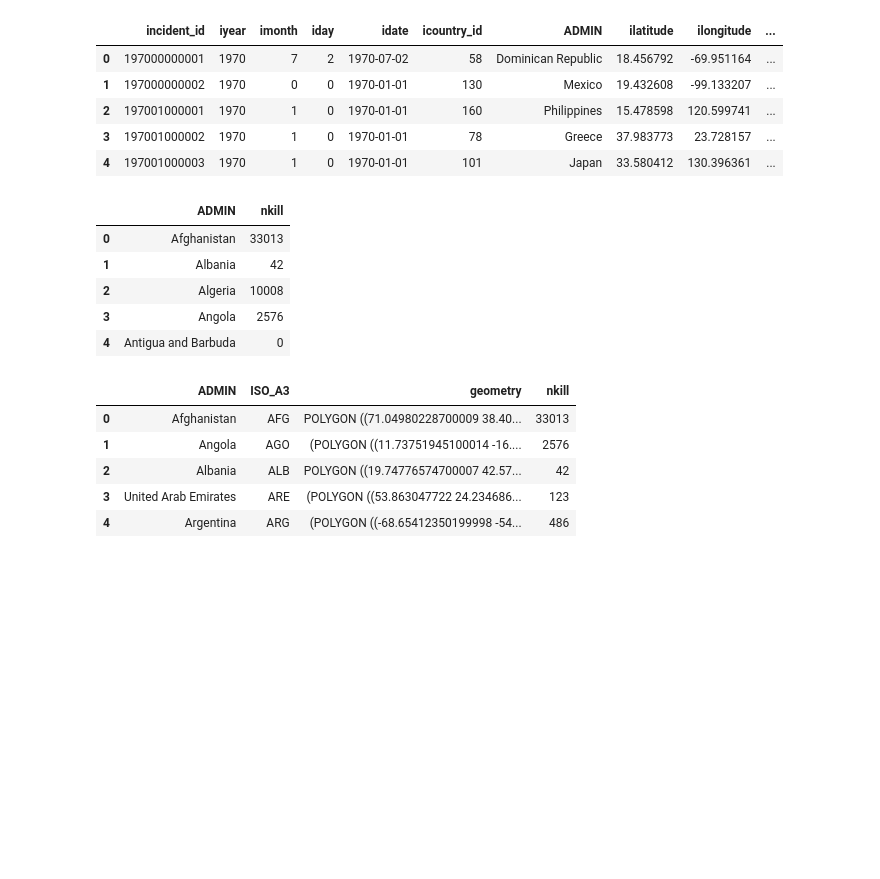
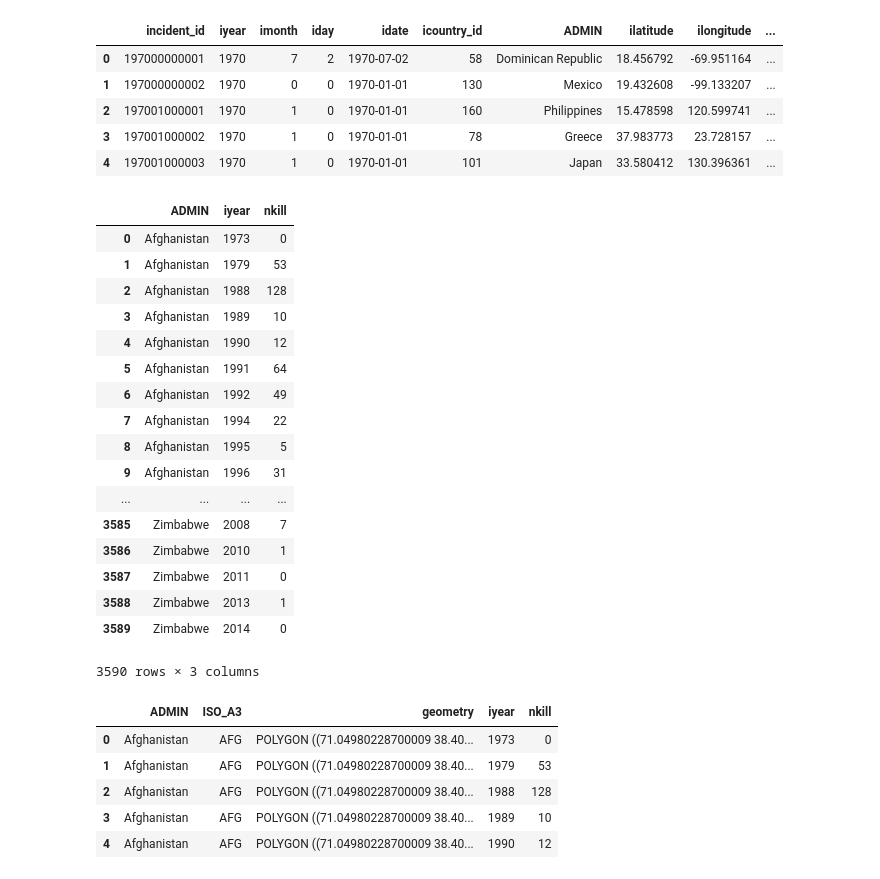
Before and after one commit to giolee88/Project_2, a Jupyter notebook: data_cleanup.ipynb, the cells around one changed output. Cells and saved outputs as stored; diff of their text form; code cells hidden in the pictures; blank space fills up the shorter version.

Commit message:
geojson grouped by countries and year

```diff
--- a/data_cleanup.ipynb
+++ b/data_cleanup.ipynb
@@ -88,28 +88,40 @@ incidents_df.head()
 | 3 | 197001000002 | 1970 | 1 | 0 | 1970-01-01 | 78 | Greece | 37.983773 | 23.728157 | ... |
 | 4 | 197001000003 | 1970 | 1 | 0 | 1970-01-01 | 101 | Japan | 33.580412 | 130.396361 | ... |
 # %%
-## summarize df to get relevant terrorism data by country
-incidents_country_df = incidents_df.groupby(['ADMIN'],as_index=False)[['nkill']].sum()
-incidents_country_df.head()
+## group by country name (ADMIN) and year
+incidents_country_df = incidents_df.groupby(['ADMIN','iyear'],as_index=False)[['nkill']].sum()
+incidents_country_df
 ##incidents_country_df.dtypes
 # %% [output]
-|  | ADMIN | nkill |
-| 0 | Afghanistan | 33013 |
-| 1 | Albania | 42 |
-| 2 | Algeria | 10008 |
-| 3 | Angola | 2576 |
-| 4 | Antigua and Barbuda | 0 |
+|  | ADMIN | iyear | nkill |
+| 0 | Afghanistan | 1973 | 0 |
+| 1 | Afghanistan | 1979 | 53 |
+| 2 | Afghanistan | 1988 | 128 |
+| 3 | Afghanistan | 1989 | 10 |
+| 4 | Afghanistan | 1990 | 12 |
+| 5 | Afghanistan | 1991 | 64 |
+| 6 | Afghanistan | 1992 | 49 |
+| 7 | Afghanistan | 1994 | 22 |
+| 8 | Afghanistan | 1995 | 5 |
+| 9 | Afghanistan | 1996 | 31 |
+| ... | ... | ... | ... |
+| 3585 | Zimbabwe | 2008 | 7 |
+| 3586 | Zimbabwe | 2010 | 1 |
+| 3587 | Zimbabwe | 2011 | 0 |
+| 3588 | Zimbabwe | 2013 | 1 |
+| 3589 | Zimbabwe | 2014 | 0 |
+3590 rows × 3 columns
 # %%
 ## merge relevant terrorism data into countries df
 countries_incidents_merged_gdf = countries_gdf.merge(incidents_country_df, on = 'ADMIN')
 countries_incidents_merged_gdf.head()
 # %% [output]
-|  | ADMIN | ISO_A3 | geometry | nkill |
-| 0 | Afghanistan | AFG | POLYGON ((71.04980228700009 38.40... | 33013 |
-| 1 | Angola | AGO | (POLYGON ((11.73751945100014 -16.... | 2576 |
-| 2 | Albania | ALB | POLYGON ((19.74776574700007 42.57... | 42 |
-| 3 | United Arab Emirates | ARE | (POLYGON ((53.863047722 24.234686... | 123 |
-| 4 | Argentina | ARG | (POLYGON ((-68.65412350199998 -54... | 486 |
+|  | ADMIN | ISO_A3 | geometry | iyear | nkill |
+| 0 | Afghanistan | AFG | POLYGON ((71.04980228700009 38.40... | 1973 | 0 |
+| 1 | Afghanistan | AFG | POLYGON ((71.04980228700009 38.40... | 1979 | 53 |
+| 2 | Afghanistan | AFG | POLYGON ((71.04980228700009 38.40... | 1988 | 128 |
+| 3 | Afghanistan | AFG | POLYGON ((71.04980228700009 38.40... | 1989 | 10 |
+| 4 | Afghanistan | AFG | POLYGON ((71.04980228700009 38.40... | 1990 | 12 |
 # %%
 ## set fiona.open properties
 path = 'datasets/countriesTerrorismKills.geojson'
```
